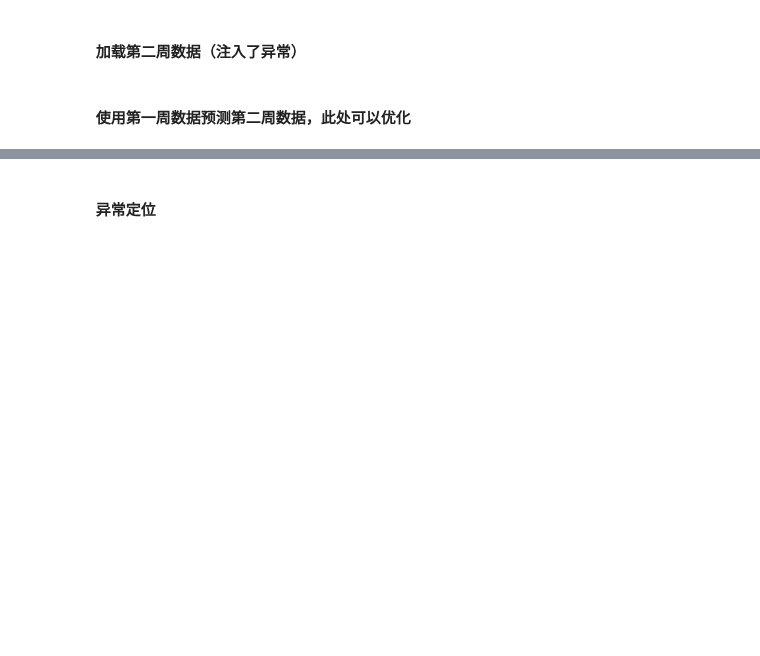
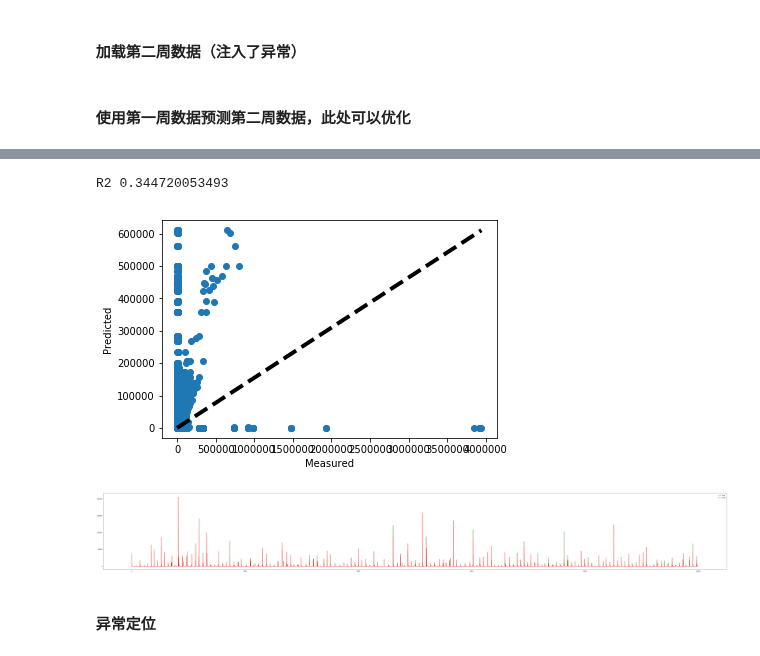
Before and after one commit to FudanYuan/faultLocalization, a Jupyter notebook: hotspot/code/valid.ipynb, the cells around one changed output, grey strips where cells are left out. Saved outputs shown, nothing was run; the diff lists cells and outputs as text; code cells hidden in the pictures; blank space fills up the shorter version.

```diff
--- a/hotspot/code/valid.ipynb
+++ b/hotspot/code/valid.ipynb
@@ -53,3 +76,19 @@ kSet_valid.save('../result/metadata/KPISetValidPredict')
+# %%
+eva = Evalutaion()
+eva.evaluate(real, pred, 'R2')
+eva.visualize(real, pred)
+# %% [output]
+R2 0.344720053493
+[figure, added]
+# %%
+np.max(real), np.max(pred)
+plt.figure(figsize=(80, 10))
+plt.plot(real[:10000], 'g', label='true')
+plt.plot(pred[:10000], 'r', label='pred')
+plt.legend(loc='best')
+plt.show()
+# %% [output]
+[figure, added]
 # %% [markdown]
 #### 异常定位
 # %%
```
Also changed, not shown: parts of 8 cells of this notebook, 18 other files.
